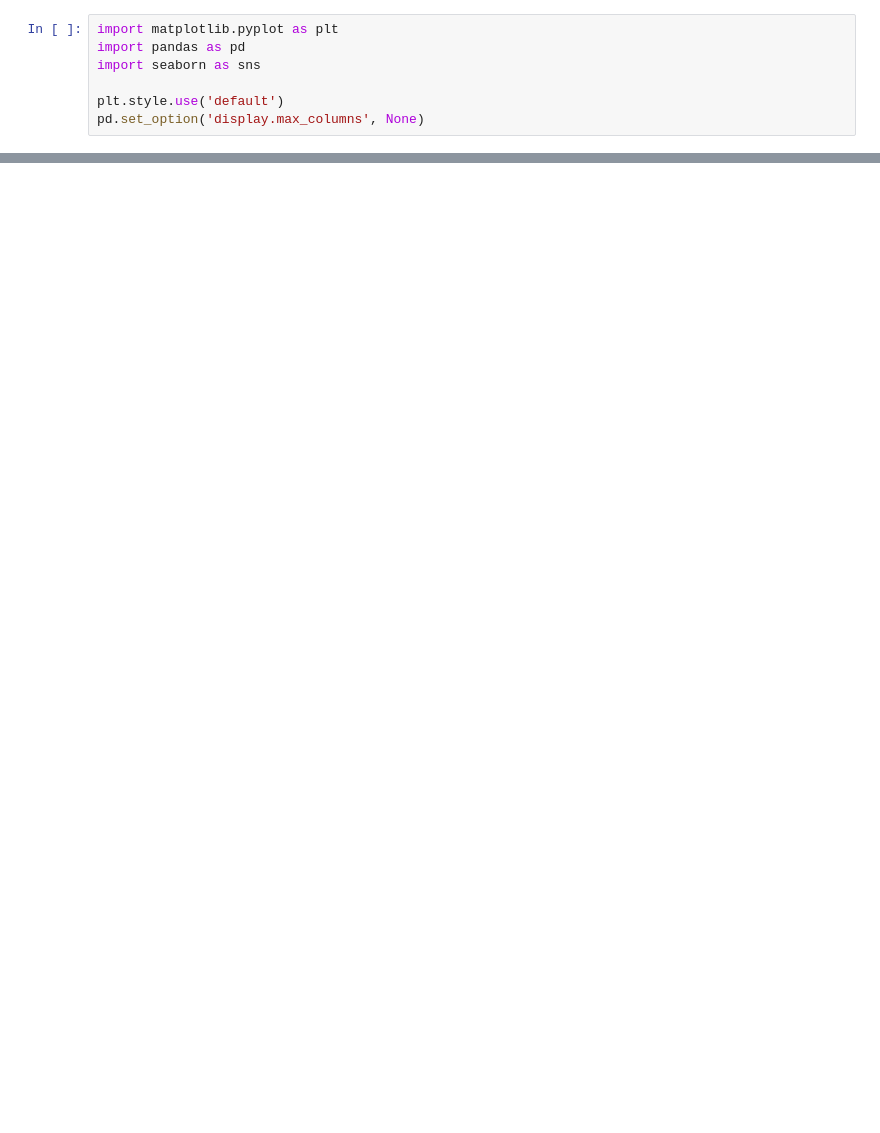
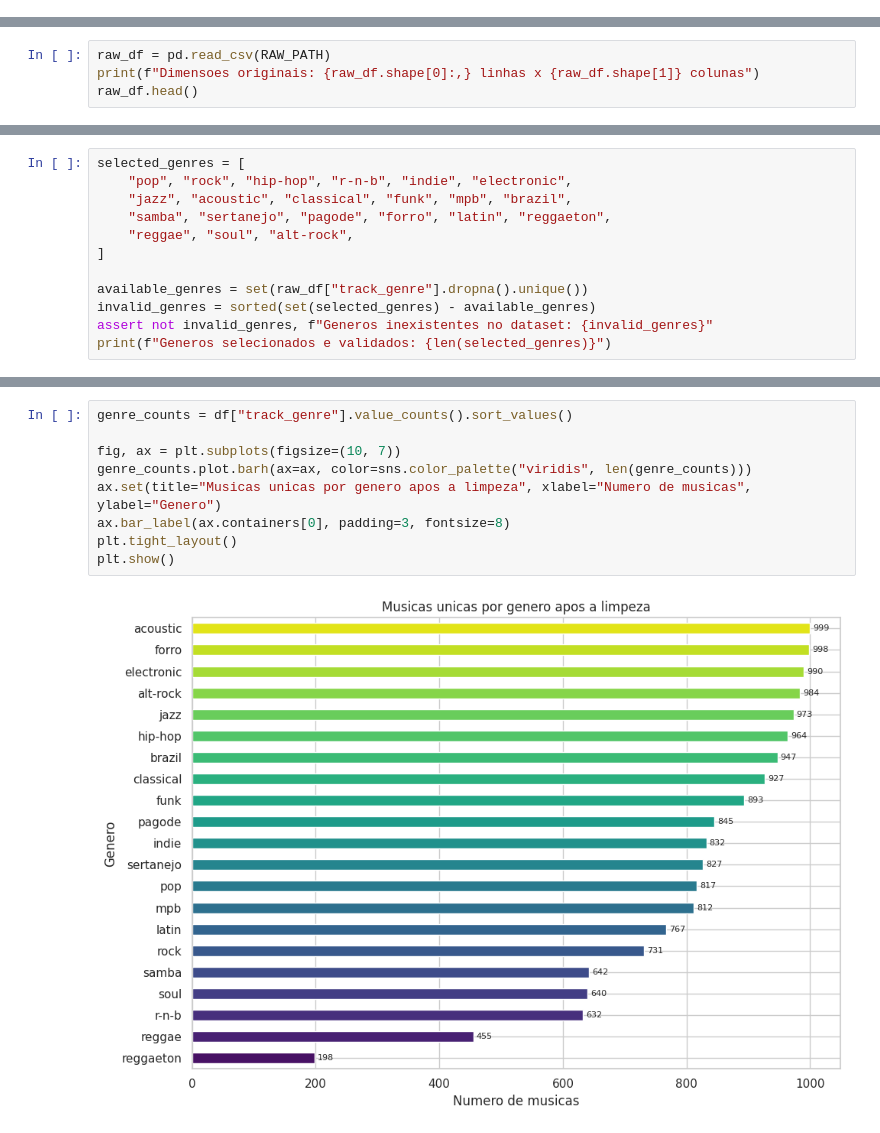
Before and after one commit to Tote1514/music-mood-backend, a Jupyter notebook: notebooks/analysis._dataset.ipynb, the cells around one changed output, grey strips where cells are left out. Drawn from its saved outputs; the diff is of its cells as text; blank space fills up the shorter version.

```diff
--- a/notebooks/analysis._dataset.ipynb
+++ b/notebooks/analysis._dataset.ipynb
@@ -5,7 +0,0 @@ Para referencia o dataset foi extraido do link: https://www.kaggle.com/datasets/
-# %%
-import matplotlib.pyplot as plt
-import pandas as pd
-import seaborn as sns
-
-plt.style.use('default')
-pd.set_option('display.max_columns', None)
@@ -350,0 +45,4 @@ filtered_df.to_csv('../data/processed/spotify-tracks-filtered.csv', index=False)
+# %%
+raw_df = pd.read_csv(RAW_PATH)
+print(f"Dimensoes originais: {raw_df.shape[0]:,} linhas x {raw_df.shape[1]} colunas")
+raw_df.head()
@@ -350,0 +104,12 @@ filtered_df.to_csv('../data/processed/spotify-tracks-filtered.csv', index=False)
+# %%
+selected_genres = [
+    "pop", "rock", "hip-hop", "r-n-b", "indie", "electronic",
+    "jazz", "acoustic", "classical", "funk", "mpb", "brazil",
+    "samba", "sertanejo", "pagode", "forro", "latin", "reggaeton",
+    "reggae", "soul", "alt-rock",
+]
+
+available_genres = set(raw_df["track_genre"].dropna().unique())
+invalid_genres = sorted(set(selected_genres) - available_genres)
+assert not invalid_genres, f"Generos inexistentes no dataset: {invalid_genres}"
+print(f"Generos selecionados e validados: {len(selected_genres)}")
@@ -350,0 +185,11 @@ filtered_df.to_csv('../data/processed/spotify-tracks-filtered.csv', index=False)
+# %%
+genre_counts = df["track_genre"].value_counts().sort_values()
+
+fig, ax = plt.subplots(figsize=(10, 7))
+genre_counts.plot.barh(ax=ax, color=sns.color_palette("viridis", len(genre_counts)))
+ax.set(title="Musicas unicas por genero apos a limpeza", xlabel="Numero de musicas", ylabel="Genero")
+ax.bar_label(ax.containers[0], padding=3, fontsize=8)
+plt.tight_layout()
+plt.show()
+# %% [output]
+[figure, added]
```
Also changed, not shown: parts of 71 cells of this notebook.
